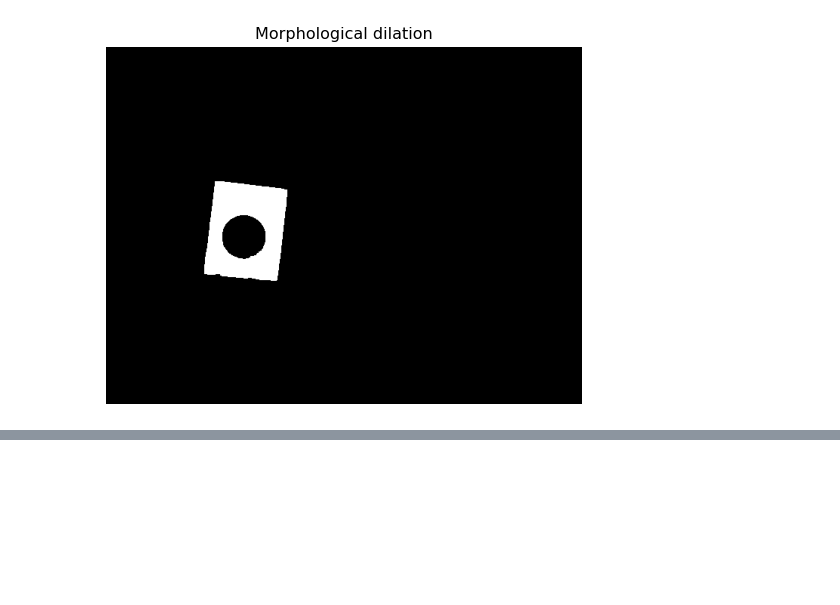
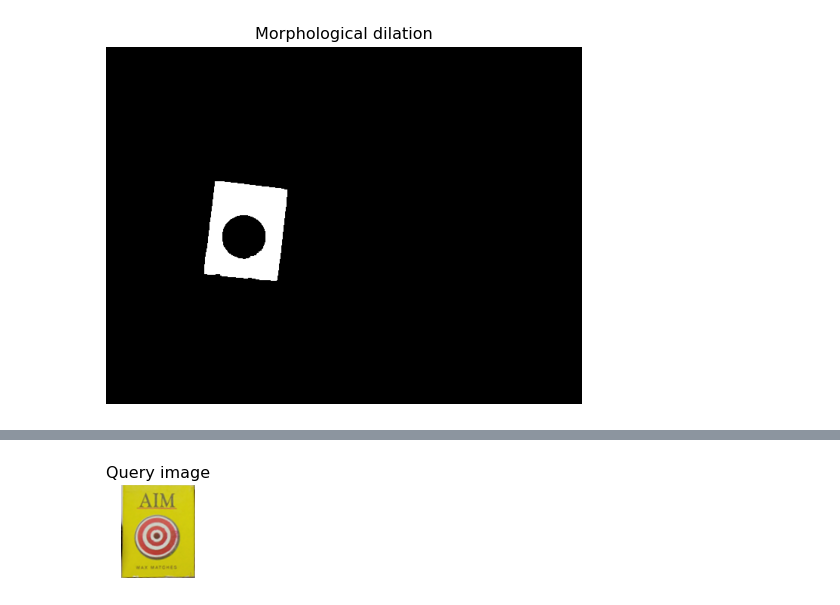
Before and after one commit to shahzadahsan97/Object_recognition_using_feature_matching, a Jupyter notebook: ORUFM.ipynb, the cells around one changed output, grey strips where cells are left out. Cells and saved outputs as stored; diff of their text form; code cells hidden in the pictures; blank space fills up the shorter version.

```diff
--- a/ORUFM.ipynb
+++ b/ORUFM.ipynb
@@ -65,0 +89,22 @@ show_image(dilation, 'Morphological dilation', 'gray')
+# %%
+width = box[0][0] - box[1][0]
+height = box[1][1] - box[2][1]
+
+src_pts = box.astype('float32')
+dst_pts = np.array([[width, height],
+                    [0, height],
+                    [0, 0],
+                    [width, 0]], dtype = 'float32')
+
+# Get the transformation matrix
+M = cv2.getPerspectiveTransform(src_pts, dst_pts)
+
+# Apply the perspective transformation
+warped = cv2.warpPerspective(src_img, M, (width, height))
+
+# Save it as the query image
+query_img = warped
+# %%
+show_image(query_img, 'Query image', 'RGB')
+# %% [output]
+[figure, added]
```
Also changed, not shown: parts of 2 cells of this notebook.
